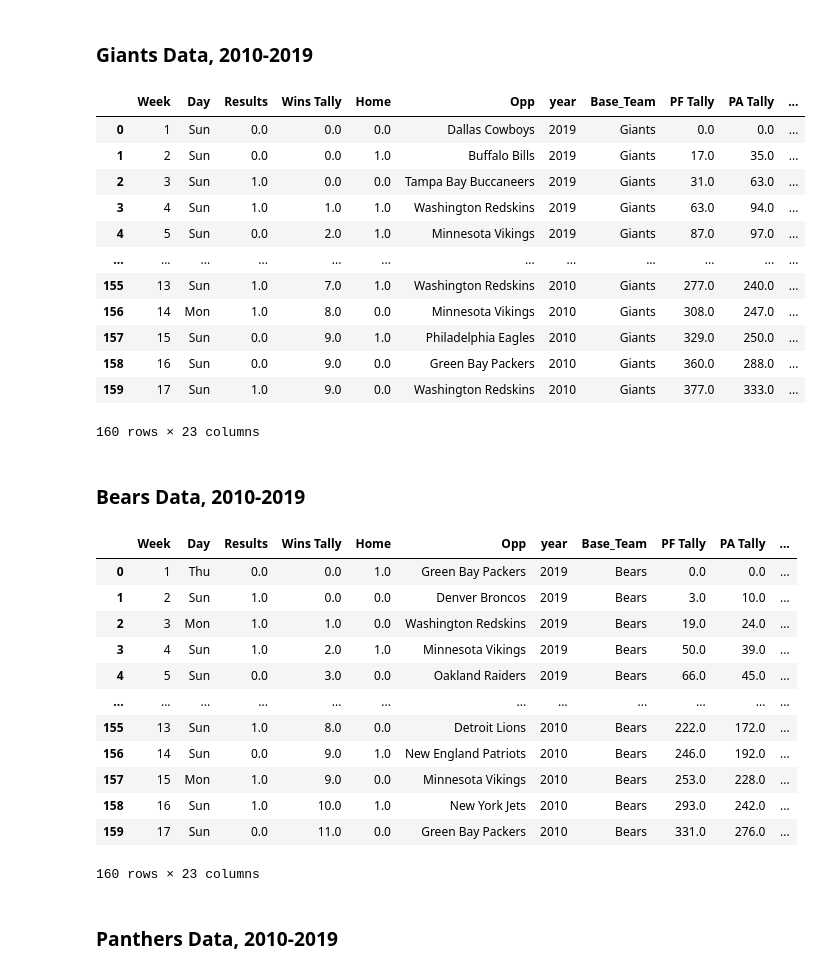
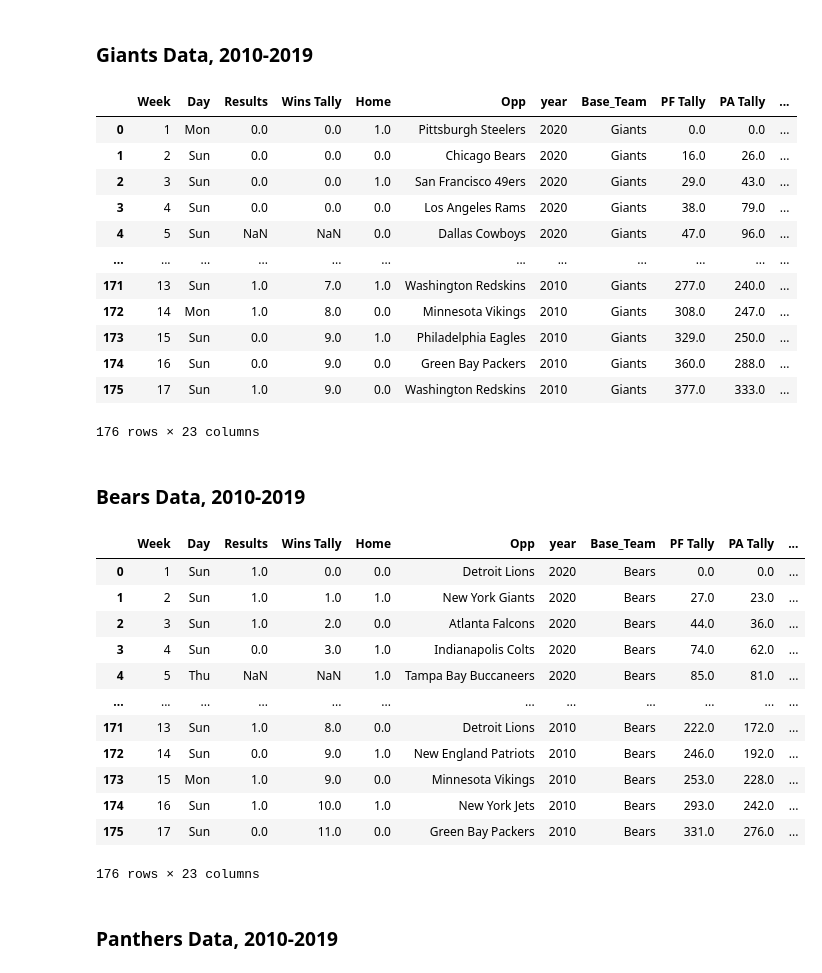
Before and after one commit to amnichols93/final_project, a Jupyter notebook: compiling.ipynb, the cells around one changed output. Cells and saved outputs as stored; diff of their text form; code cells hidden in the pictures.

```diff
--- a/compiling.ipynb
+++ b/compiling.ipynb
@@ -228,7 +80,7 @@ def yearly_data(df, year, HC2_range=0, QB2_range=0, HC='', HC2='none', OC='', DC
     if QB2 == 'none':
         pass
     else:
-        df.loc[df['Week'] == QB2_range, 'Head_Coach'] = QB2
+        df.loc[df['Week'] == QB2_range, 'QB'] = QB2
 
     df = df[df['Week'] <= 17]
 
@@ -1054,6 +967,7 @@ giants_df2016 = pd.read_csv('Resources/Giants_Raw/giants_sportsref_download2016.
 giants_df2017 = pd.read_csv('Resources/Giants_Raw/giants_sportsref_download2017.csv')
 giants_df2018 = pd.read_csv('Resources/Giants_Raw/giants_sportsref_download2018.csv')
 giants_df2019 = pd.read_csv('Resources/Giants_Raw/giants_sportsref_download2019.csv')
+giants_2020 = pd.read_csv('Resources/2020data/giants_sportsref_download2020.csv')
 
 giants_df2010 = yearly_data(df=giants_df2010, year=2010,
                         HC='Tom Coughlin',
@@ -1118,8 +1032,15 @@ giants_df2019 = yearly_data(df=giants_df2019, year=2019,
                         QB2='Eli Manning', QB2_range=range(1,3,1))
 giants_df2019.loc[giants_df2019['Week'] == range(14,16,1), 'QB'] = "Eli Manning"
 
+giants_2020 = yearly_data(df=giants_2020, year=2020,
+                        HC='Joe Judge',
+                        OC='Jason Garrett',
+                        DC='Patrick Graham',
+                        QB='Daniel Jones')
+
 # Make master dataframe for team
-giants_df = giants_df2019.append(giants_df2018, ignore_index=True)
+giants_df = giants_2020.append(giants_df2019, ignore_index=True)
+giants_df = giants_df.append(giants_df2018, ignore_index=True)
 giants_df = giants_df.append(giants_df2017, ignore_index=True)
 giants_df = giants_df.append(giants_df2016, ignore_index=True)
 giants_df = giants_df.append(giants_df2015, ignore_index=True)
@@ -1135,18 +1056,18 @@ giants_df = giants_df.sort_values(by=['year', 'Week'], ascending=[False, True])
 giants_df
 # %% [output]
 |  | Week | Day | Results | Wins Tally | Home | Opp | year | Base_Team | PF Tally | PA Tally | ... |
-| 0 | 1 | Sun | 0.0 | 0.0 | 0.0 | Dallas Cowboys | 2019 | Giants | 0.0 | 0.0 | ... |
-| 1 | 2 | Sun | 0.0 | 0.0 | 1.0 | Buffalo Bills | 2019 | Giants | 17.0 | 35.0 | ... |
-| 2 | 3 | Sun | 1.0 | 0.0 | 0.0 | Tampa Bay Buccaneers | 2019 | Giants | 31.0 | 63.0 | ... |
-| 3 | 4 | Sun | 1.0 | 1.0 | 1.0 | Washington Redskins | 2019 | Giants | 63.0 | 94.0 | ... |
-| 4 | 5 | Sun | 0.0 | 2.0 | 1.0 | Minnesota Vikings | 2019 | Giants | 87.0 | 97.0 | ... |
+| 0 | 1 | Mon | 0.0 | 0.0 | 1.0 | Pittsburgh Steelers | 2020 | Giants | 0.0 | 0.0 | ... |
+| 1 | 2 | Sun | 0.0 | 0.0 | 0.0 | Chicago Bears | 2020 | Giants | 16.0 | 26.0 | ... |
+| 2 | 3 | Sun | 0.0 | 0.0 | 1.0 | San Francisco 49ers | 2020 | Giants | 29.0 | 43.0 | ... |
+| 3 | 4 | Sun | 0.0 | 0.0 | 0.0 | Los Angeles Rams | 2020 | Giants | 38.0 | 79.0 | ... |
+| 4 | 5 | Sun | NaN | NaN | 0.0 | Dallas Cowboys | 2020 | Giants | 47.0 | 96.0 | ... |
 | ... | ... | ... | ... | ... | ... | ... | ... | ... | ... | ... | ... |
-| 155 | 13 | Sun | 1.0 | 7.0 | 1.0 | Washington Redskins | 2010 | Giants | 277.0 | 240.0 | ... |
-| 156 | 14 | Mon | 1.0 | 8.0 | 0.0 | Minnesota Vikings | 2010 | Giants | 308.0 | 247.0 | ... |
-| 157 | 15 | Sun | 0.0 | 9.0 | 1.0 | Philadelphia Eagles | 2010 | Giants | 329.0 | 250.0 | ... |
-| 158 | 16 | Sun | 0.0 | 9.0 | 0.0 | Green Bay Packers | 2010 | Giants | 360.0 | 288.0 | ... |
-| 159 | 17 | Sun | 1.0 | 9.0 | 0.0 | Washington Redskins | 2010 | Giants | 377.0 | 333.0 | ... |
+| 171 | 13 | Sun | 1.0 | 7.0 | 1.0 | Washington Redskins | 2010 | Giants | 277.0 | 240.0 | ... |
+| 172 | 14 | Mon | 1.0 | 8.0 | 0.0 | Minnesota Vikings | 2010 | Giants | 308.0 | 247.0 | ... |
+| 173 | 15 | Sun | 0.0 | 9.0 | 1.0 | Philadelphia Eagles | 2010 | Giants | 329.0 | 250.0 | ... |
+| 174 | 16 | Sun | 0.0 | 9.0 | 0.0 | Green Bay Packers | 2010 | Giants | 360.0 | 288.0 | ... |
+| 175 | 17 | Sun | 1.0 | 9.0 | 0.0 | Washington Redskins | 2010 | Giants | 377.0 | 333.0 | ... |
-160 rows × 23 columns
+176 rows × 23 columns
 # %%
 giants_df.to_csv('Resources/indv_team_csvs/giants.csv')
 # %% [markdown]
@@ -1166,6 +1087,7 @@ bears_df2016 = pd.read_csv('Resources/Bears_Raw/bears_sportsref_download2016.csv
 bears_df2017 = pd.read_csv('Resources/Bears_Raw/bears_sportsref_download2017.csv')
 bears_df2018 = pd.read_csv('Resources/Bears_Raw/bears_sportsref_download2018.csv')
 bears_df2019 = pd.read_csv('Resources/Bears_Raw/bears_sportsref_download2019.csv')
+bears_2020 = pd.read_csv('Resources/2020data/bears_sportsref_download2020.csv')
 
 bears_df2010 = yearly_data(df=bears_df2010, year=2010,
                         HC='Lovie Smith',
@@ -1229,46 +1151,54 @@ bears_df2017 = yearly_data(df=bears_df2017, year=2017,
 bears_df2018 = yearly_data(df=bears_df2018, year=2018,
                         HC='Matt Nagy',
                         OC='Mark Helfrich',
                         DC='Vic Fangio',
                         QB='Mitchell Trubisky',
                         QB2='Chase Daniel', QB2_range=range(12,14,1))
 
 bears_df2019 = yearly_data(df=bears_df2019, year=2019,
                         HC='Matt Nagy',
                         OC='Mark Helfrich',
                         DC='Chuck Pagano',
                         QB='Mitchell Trubisky',
                         QB2='Chase Daniel', QB2_range=5)
 
+bears_2020 = yearly_data(df=bears_2020, year=2020,
+                        HC='Matt Nagy',
+                        OC='Bill Lazor',
+                        DC='Chuck Pagano',
+                        QB='Mitchell Trubisky',
+                        QB2='Nick Foles', QB2_range=range(4,18,1))
+
 # Make master dataframe for team
-bears_df = bears_df2019.append(bears_df2018, ignore_index=True)
+bears_df = bears_2020.append(bears_df2019, ignore_index=True)
+bears_df = bears_df.append(bears_df2018, ignore_index=True)
 bears_df = bears_df.append(bears_df2017, ignore_index=True)
 bears_df = bears_df.append(bears_df2016, ignore_index=True)
 bears_df = bears_df.append(bears_df2015, ignore_index=True)
 bears_df = bears_df.append(bears_df2014, ignore_index=True)
 bears_df = bears_df.append(bears_df2013, ignore_index=True)
 bears_df = bears_df.append(bears_df2012, ignore_index=True)
 bears_df = bears_df.append(bears_df2011, ignore_index=True)
 bears_df = bears_df.append(bears_df2010, ignore_index=True)
 
 bears_df['Base_Team'] = 'Bears'
 bears_df = bears_df.sort_values(by=['year', 'Week'], ascending=[False, True])
 
 bears_df
 # %% [output]
 |  | Week | Day | Results | Wins Tally | Home | Opp | year | Base_Team | PF Tally | PA Tally | ... |
-| 0 | 1 | Thu | 0.0 | 0.0 | 1.0 | Green Bay Packers | 2019 | Bears | 0.0 | 0.0 | ... |
-| 1 | 2 | Sun | 1.0 | 0.0 | 0.0 | Denver Broncos | 2019 | Bears | 3.0 | 10.0 | ... |
-| 2 | 3 | Mon | 1.0 | 1.0 | 0.0 | Washington Redskins | 2019 | Bears | 19.0 | 24.0 | ... |
-| 3 | 4 | Sun | 1.0 | 2.0 | 1.0 | Minnesota Vikings | 2019 | Bears | 50.0 | 39.0 | ... |
-| 4 | 5 | Sun | 0.0 | 3.0 | 0.0 | Oakland Raiders | 2019 | Bears | 66.0 | 45.0 | ... |
+| 0 | 1 | Sun | 1.0 | 0.0 | 0.0 | Detroit Lions | 2020 | Bears | 0.0 | 0.0 | ... |
+| 1 | 2 | Sun | 1.0 | 1.0 | 1.0 | New York Giants | 2020 | Bears | 27.0 | 23.0 | ... |
+| 2 | 3 | Sun | 1.0 | 2.0 | 0.0 | Atlanta Falcons | 2020 | Bears | 44.0 | 36.0 | ... |
+| 3 | 4 | Sun | 0.0 | 3.0 | 1.0 | Indianapolis Colts | 2020 | Bears | 74.0 | 62.0 | ... |
+| 4 | 5 | Thu | NaN | NaN | 1.0 | Tampa Bay Buccaneers | 2020 | Bears | 85.0 | 81.0 | ... |
 | ... | ... | ... | ... | ... | ... | ... | ... | ... | ... | ... | ... |
-| 155 | 13 | Sun | 1.0 | 8.0 | 0.0 | Detroit Lions | 2010 | Bears | 222.0 | 172.0 | ... |
-| 156 | 14 | Sun | 0.0 | 9.0 | 1.0 | New England Patriots | 2010 | Bears | 246.0 | 192.0 | ... |
-| 157 | 15 | Mon | 1.0 | 9.0 | 0.0 | Minnesota Vikings | 2010 | Bears | 253.0 | 228.0 | ... |
-| 158 | 16 | Sun | 1.0 | 10.0 | 1.0 | New York Jets | 2010 | Bears | 293.0 | 242.0 | ... |
-| 159 | 17 | Sun | 0.0 | 11.0 | 0.0 | Green Bay Packers | 2010 | Bears | 331.0 | 276.0 | ... |
+| 171 | 13 | Sun | 1.0 | 8.0 | 0.0 | Detroit Lions | 2010 | Bears | 222.0 | 172.0 | ... |
+| 172 | 14 | Sun | 0.0 | 9.0 | 1.0 | New England Patriots | 2010 | Bears | 246.0 | 192.0 | ... |
+| 173 | 15 | Mon | 1.0 | 9.0 | 0.0 | Minnesota Vikings | 2010 | Bears | 253.0 | 228.0 | ... |
+| 174 | 16 | Sun | 1.0 | 10.0 | 1.0 | New York Jets | 2010 | Bears | 293.0 | 242.0 | ... |
+| 175 | 17 | Sun | 0.0 | 11.0 | 0.0 | Green Bay Packers | 2010 | Bears | 331.0 | 276.0 | ... |
-160 rows × 23 columns
+176 rows × 23 columns
 # %%
 bears_df.to_csv('Resources/indv_team_csvs/bears.csv')
 # %% [markdown]
```
Also changed, not shown: parts of 44 cells of this notebook, 52 other files.
